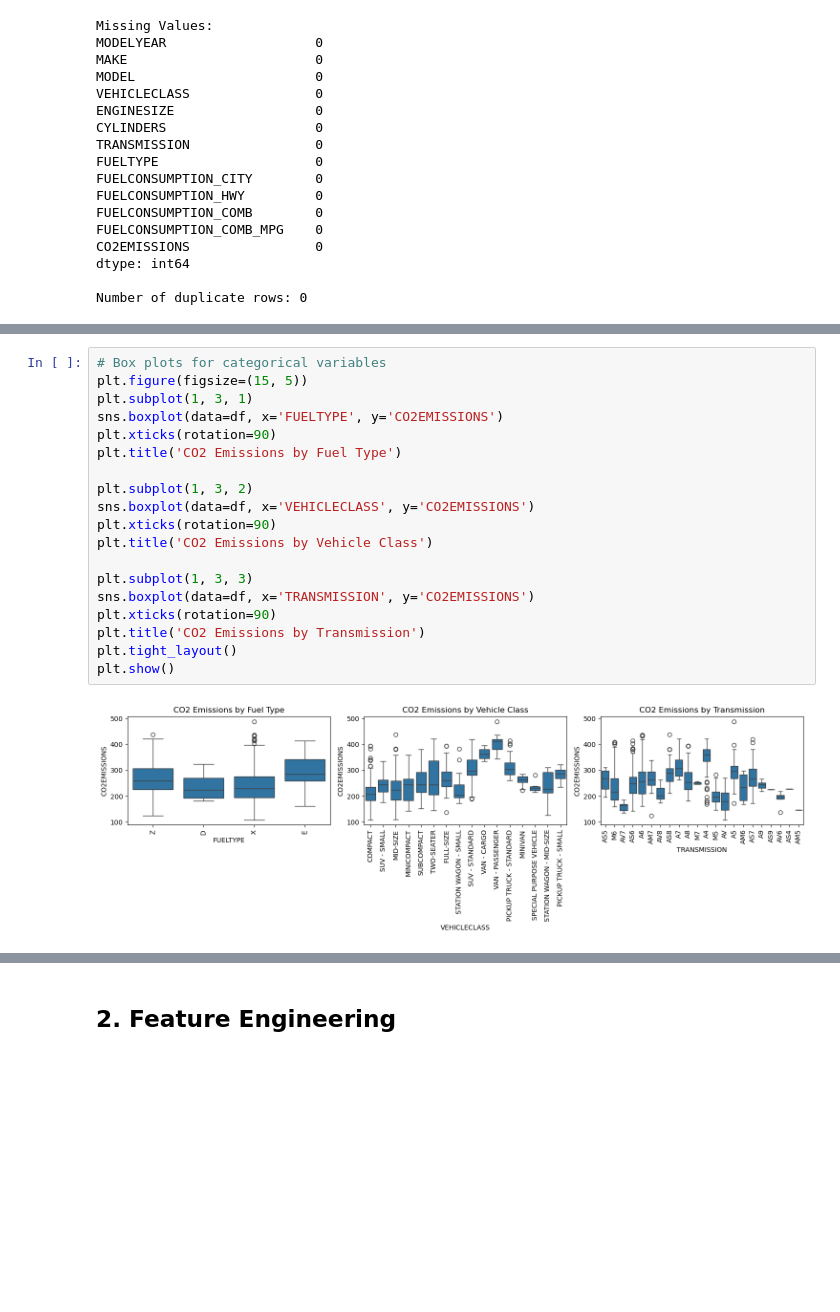
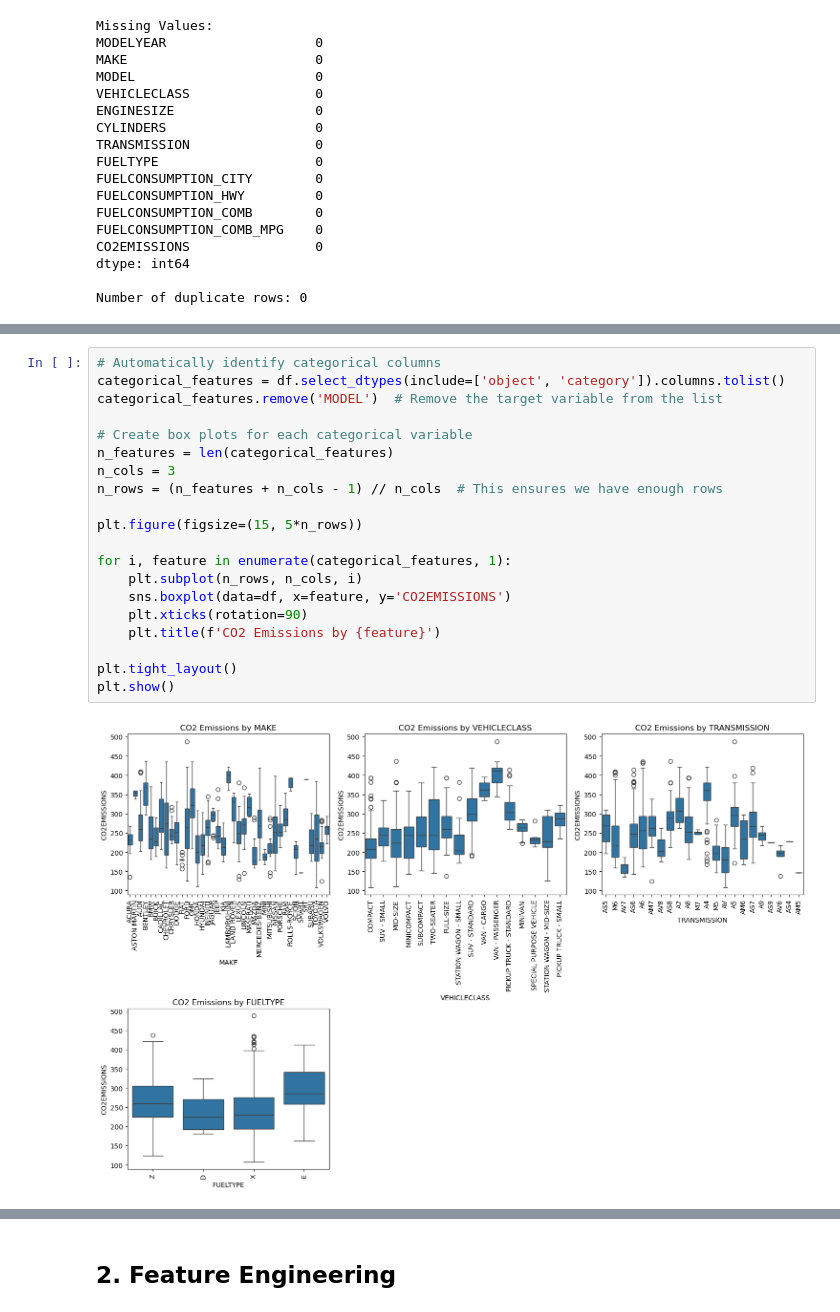
Before and after one commit to Kevinobote/Linear-Models, a Jupyter notebook: analysis1.ipynb, the cells around one changed output, grey strips where cells are left out. Cells and saved outputs as stored; diff of their text form; blank space fills up the shorter version.

```diff
--- a/analysis1.ipynb
+++ b/analysis1.ipynb
@@ -144,24 +228,25 @@ plt.show()
-# %%
-# Box plots for categorical variables
-plt.figure(figsize=(15, 5))
-plt.subplot(1, 3, 1)
-sns.boxplot(data=df, x='FUELTYPE', y='CO2EMISSIONS')
-plt.xticks(rotation=90)
-plt.title('CO2 Emissions by Fuel Type')
-
-plt.subplot(1, 3, 2)
-sns.boxplot(data=df, x='VEHICLECLASS', y='CO2EMISSIONS')
-plt.xticks(rotation=90)
-plt.title('CO2 Emissions by Vehicle Class')
-
-plt.subplot(1, 3, 3)
-sns.boxplot(data=df, x='TRANSMISSION', y='CO2EMISSIONS')
-plt.xticks(rotation=90)
-plt.title('CO2 Emissions by Transmission')
-plt.tight_layout()
-plt.show()
-# %% [output]
-[figure, removed]
+# %%
+# Automatically identify categorical columns
+categorical_features = df.select_dtypes(include=['object', 'category']).columns.tolist()
+categorical_features.remove('MODEL')  # Remove the target variable from the list
+
+# Create box plots for each categorical variable
+n_features = len(categorical_features)
+n_cols = 3
+n_rows = (n_features + n_cols - 1) // n_cols  # This ensures we have enough rows
+
+plt.figure(figsize=(15, 5*n_rows))
+
+for i, feature in enumerate(categorical_features, 1):
+    plt.subplot(n_rows, n_cols, i)
+    sns.boxplot(data=df, x=feature, y='CO2EMISSIONS')
+    plt.xticks(rotation=90)
+    plt.title(f'CO2 Emissions by {feature}')
+
+plt.tight_layout()
+plt.show()
+# %% [output]
+[figure, added]
 # %%
 # Function to identify outliers
 def find_outliers(data, group_col, value_col):
```
Also changed, not shown: parts of 41 cells of this notebook, 1 other file.
